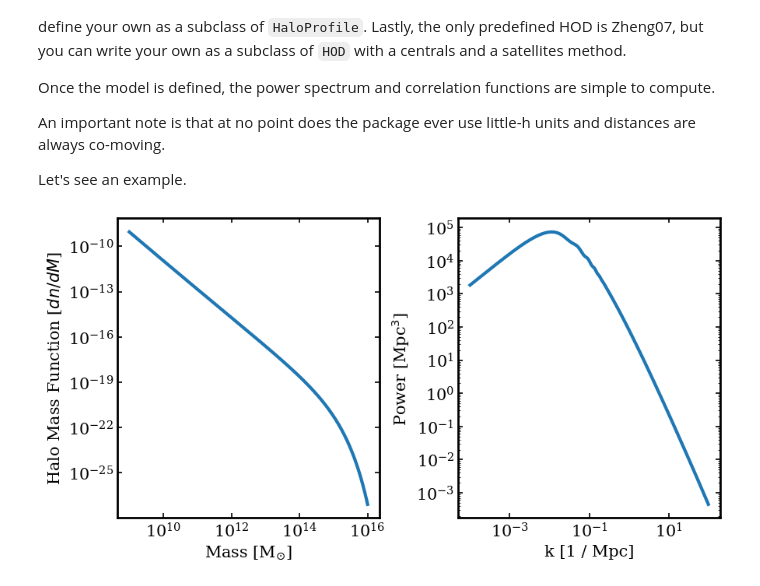
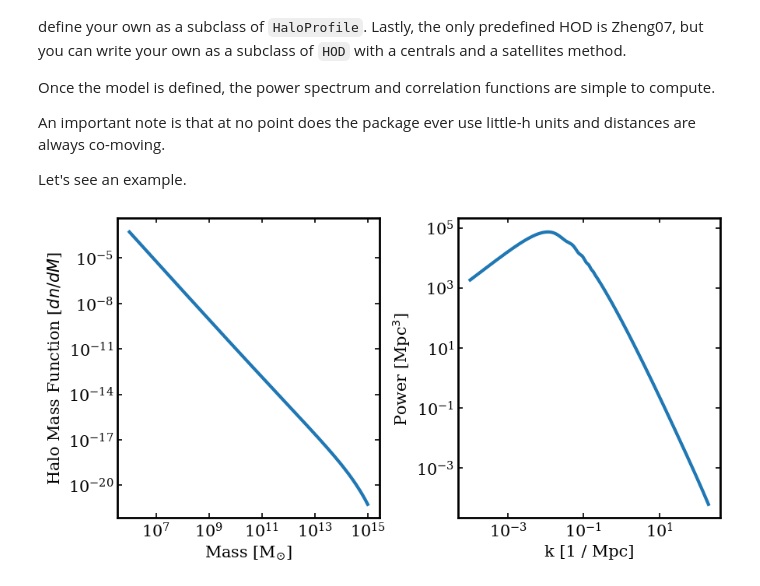
Before and after one commit to ochase10/shoddy, a Jupyter notebook: demo.ipynb, the cells around one changed output. Cells and saved outputs as stored; diff of their text form; code cells hidden in the pictures.

```diff
--- a/demo.ipynb
+++ b/demo.ipynb
@@ -18,20 +18,20 @@ mod = shoddy.Model()
 # %%
 # We can plot the HMF or matter power spectrum for example
 
 fig, ax = plt.subplots(1, 2, figsize=(10,5),
                        gridspec_kw={'wspace':0.3})
 
-ax[0].loglog(mod.ms, mod.HMF.hmf(mod.ms))
+ax[0].loglog(mod.ms, mod.hmf.dndm(mod.ms))
 ax[0].set_xlabel(r"Mass [M$_{\odot}$]")
 ax[0].set_ylabel(r"Halo Mass Function [$dn / dM$]")
 
 ax[1].loglog(mod.ks, mod.Pk_m(mod.ks))
 ax[1].set_xlabel(r"k [1 / Mpc]")
 ax[1].set_ylabel(r"Power [Mpc$^3$]")
 
 plt.show()
 # %% [output]
-[figure, old version]
+[figure, new version]
 # %%
 # Now let's define an HOD so we can see galaxy power spectra and correlation functions.
 
```
Also changed, not shown: parts of 2 cells of this notebook, 3 other files.
